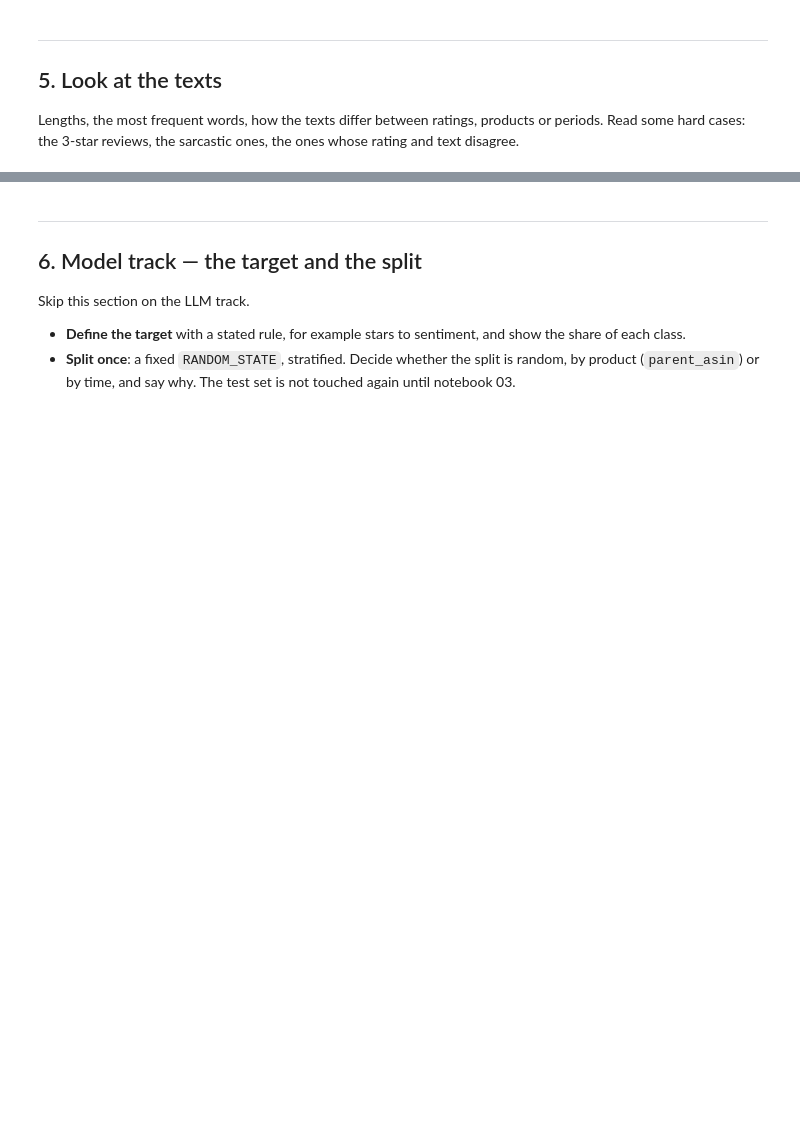
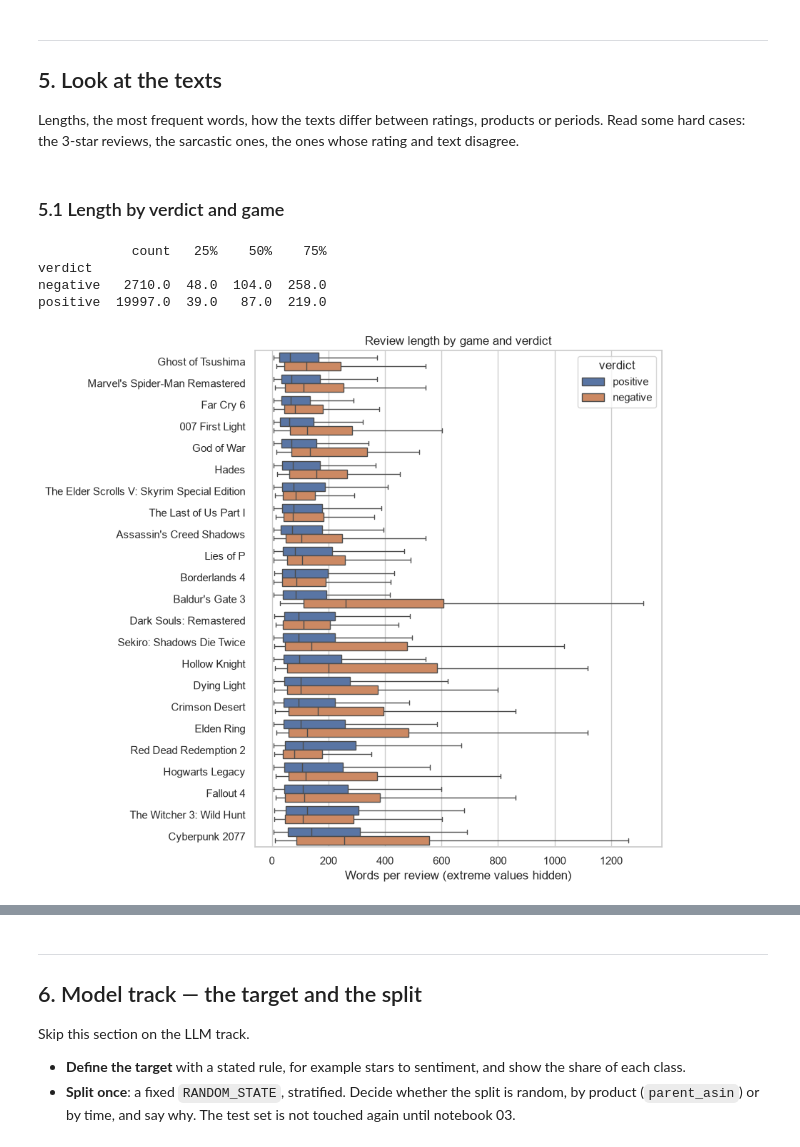
Before and after one commit to nachocarbovalle/IronHack-Final-Project-, a Jupyter notebook: notebooks/01_framing_and_baseline.ipynb, the cells around one changed output, grey strips where cells are left out. Drawn from its saved outputs; the diff is of its cells as text; code cells hidden in the pictures; blank space fills up the shorter version.

Commit message:
Notebook 01: framing, cleaning, chunking, 30-question evaluation set and LLM-only baseline

```diff
--- a/notebooks/01_framing_and_baseline.ipynb
+++ b/notebooks/01_framing_and_baseline.ipynb
@@ -54,0 +118,8 @@ Shape, columns, a handful of rows **read in full**. What is one row? For the Ama
+# %%
+sample = reviews.sample(5, random_state=RANDOM_STATE)
+
+for r in sample.itertuples():
+    verdict = "👍" if r.voted_up else "👎"
+    print(f"[{r.game}] {verdict} | {r.playtime_at_review_h:.0f} h | created {r.created:%Y-%m-%d} | window {r.window}")
+    print(r.text)
+    print("-" * 80)
@@ -57,3 +162,9 @@ Shape, columns, a handful of rows **read in full**. What is one row? For the Ama
 ## 4. Data quality
 
 Empty and very short texts, HTML (`<br />`, `&#34;`), duplicates, texts in other languages, missing titles or metadata. Write down what you find and what you will do about it. Put the cleaning in a function in `src/functions.py`: the app will need it too.
+# %%
+reviews["n_words"] = reviews["text"].str.split().str.len()
+
+print(reviews["n_words"].describe(percentiles=[.1, .25, .5, .75, .9, .99]).round(1))
+print("Empty texts:", (reviews["n_words"] == 0).sum())
+print("3 words or fewer:", (reviews["n_words"] <= 3).sum())
@@ -59,0 +201,9 @@ Empty and very short texts, HTML (`<br />`, `&#34;`), duplicates, texts in other
+# %%
+letters = reviews["text"].str.count(r"[A-Za-z]")
+chars = reviews["text"].str.len().replace(0, 1)
+reviews["letter_share"] = letters / chars
+
+low = reviews[(reviews["letter_share"] < 0.5) & (reviews["n_words"] > 0)]
+print("Reviews where less than half the characters are Latin letters:", len(low))
+for t in low["text"].head(6):
+    print(repr(t[:200]), "\n")
@@ -59,0 +287,5 @@ Empty and very short texts, HTML (`<br />`, `&#34;`), duplicates, texts in other
+# %%
+clean, removal_log = prepare_reviews(reviews)
+
+print(f"{len(reviews):,} reviews → {len(clean):,} after cleaning")
+removal_log
@@ -62,3 +436,23 @@ Empty and very short texts, HTML (`<br />`, `&#34;`), duplicates, texts in other
 ## 5. Look at the texts
 
 Lengths, the most frequent words, how the texts differ between ratings, products or periods. Read some hard cases: the 3-star reviews, the sarcastic ones, the ones whose rating and text disagree.
+# %% [markdown]
+### 5.1 Length by verdict and game
+# %%
+clean["verdict"] = clean["voted_up"].map({True: "positive", False: "negative"})
+print(clean.groupby("verdict")["n_words"].describe()[["count", "25%", "50%", "75%"]])
+
+order = clean.groupby("game")["n_words"].median().sort_values().index
+plt.figure(figsize=(9, 8))
+sns.boxplot(data=clean, y="game", x="n_words", hue="verdict", order=order, showfliers=False)
+plt.title("Review length by game and verdict")
+plt.xlabel("Words per review (extreme values hidden)")
+plt.ylabel("")
+plt.tight_layout()
+plt.show()
+# %% [output]
+            count   25%    50%    75%
+verdict
+negative   2710.0  48.0  104.0  258.0
+positive  19997.0  39.0   87.0  219.0
+[figure, added]
```
Also changed, not shown: parts of 63 cells of this notebook, 6 other files.
